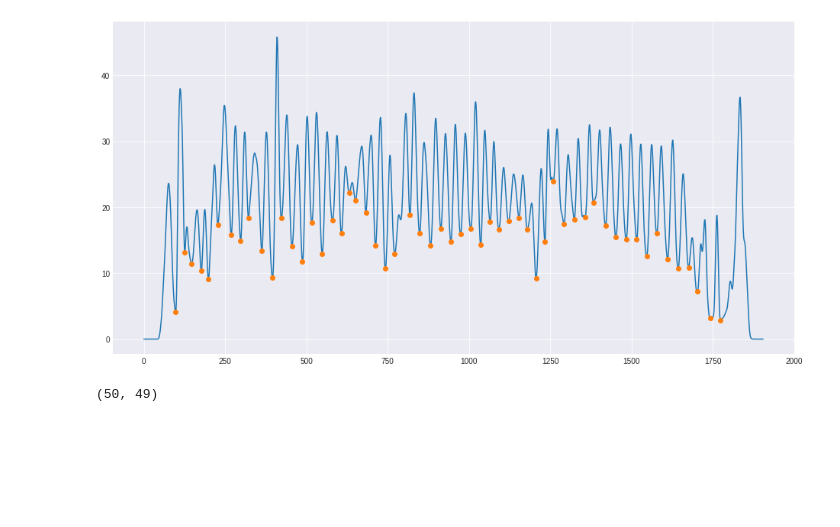
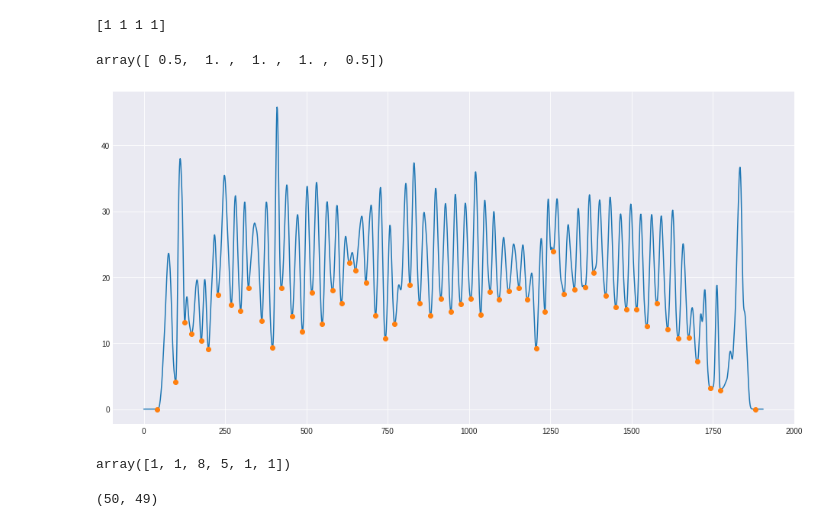
Before and after one commit to sirex/metrikai, a Jupyter notebook: spaces_between_lines.ipynb, the cells around one changed output. Saved outputs shown, nothing was run; the diff lists cells and outputs as text; code cells hidden in the pictures; blank space fills up the shorter version.

```diff
--- a/spaces_between_lines.ipynb
+++ b/spaces_between_lines.ipynb
@@ -30,19 +34,29 @@ plt.show()
+# %%
+x = [1, 2, 3, 4]
+xd = np.diff(x + [5])
+print(xd)
+signal.convolve(xd, [.5, .5], mode='full')
+# %% [output]
+[1 1 1 1]
+array([ 0.5,  1. ,  1. ,  1. ,  0.5])
 # %%
-import numpy as np
-from scipy import signal
-
 x = im.mean(axis=1)
 # plt.plot(x)
 
 win = signal.hann(20)
 y = signal.convolve(x, win) / sum(win)
 plt.plot(y)
 
-minimums = signal.argrelextrema(y, np.less, order=10)[0]
+minimums = signal.argrelextrema(y, np.less_equal, order=10)[0]
+minimums = minimums[signal.convolve(np.diff(minimums), [.5, .5], mode='full') > 5]
 plt.plot(minimums, y[minimums], 'o')
 plt.show()
 # %% [output]
-[figure, old version]
+[figure, new version]
+# %%
+np.diff([0, 1, 2, 10, 15, 16, 17])
+# %% [output]
+array([1, 1, 8, 5, 1, 1])
 # %%
 len(signal.argrelextrema(y, np.less, order=20)[0]), len(np.diff(signal.argrelextrema(y, np.less, order=20)[0]))
 # %% [output]
```
Also changed, not shown: parts of 7 cells of this notebook, 2 other files.
